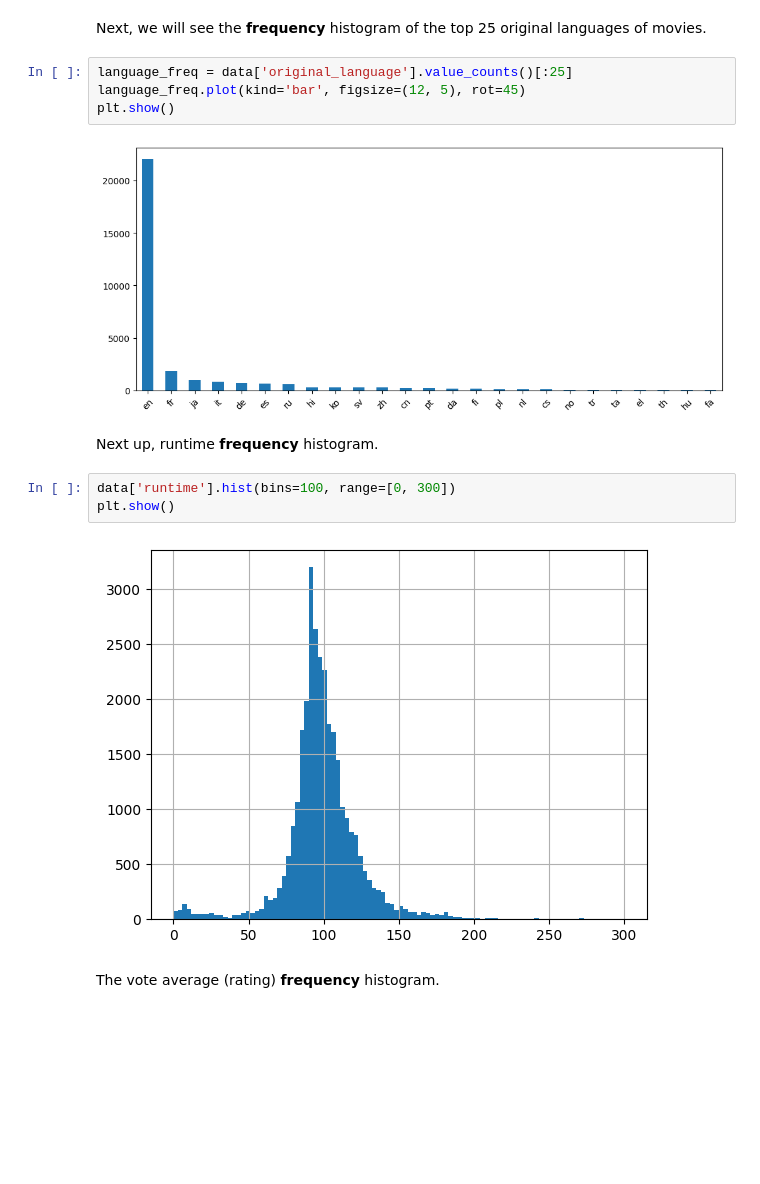
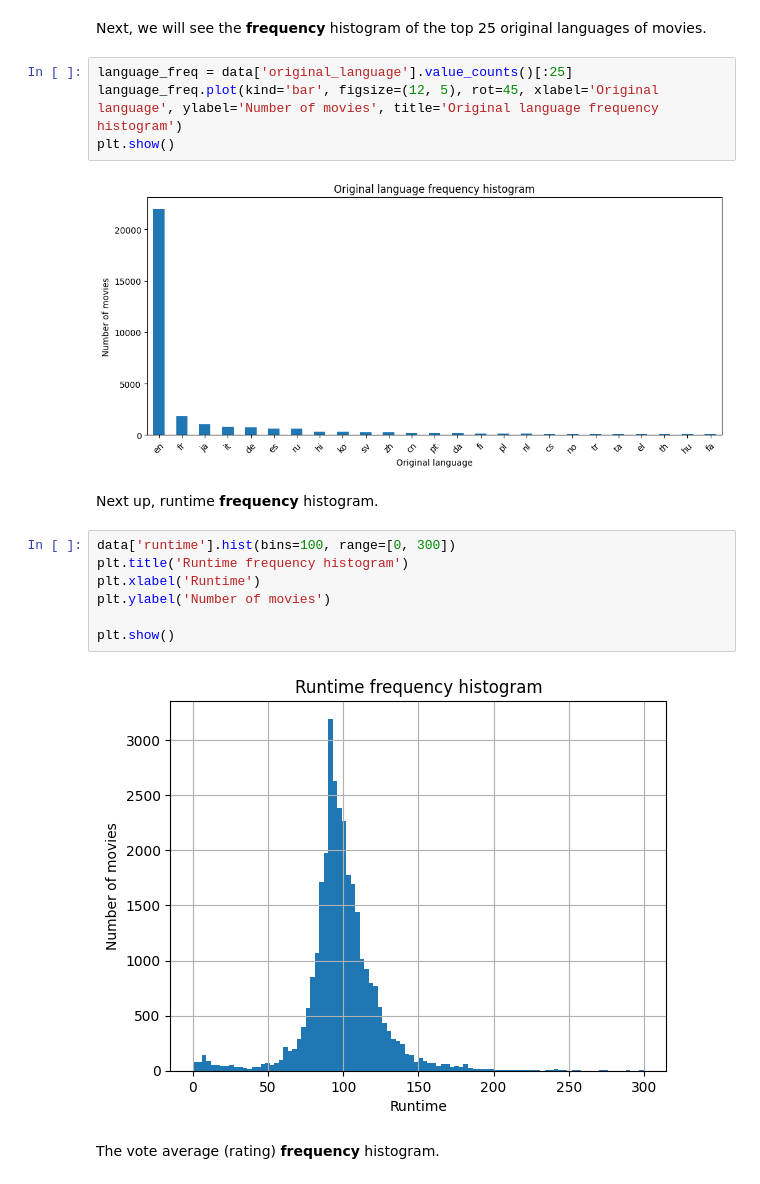
Before and after one commit to kevinkliimask/ids2022, a Jupyter notebook: Final_notebook_demo.ipynb, the cells around one changed output. Saved outputs shown, nothing was run; the diff lists cells and outputs as text; blank space fills up the shorter version.

Commit message:
Small update to plots

```diff
--- a/Final_notebook_demo.ipynb
+++ b/Final_notebook_demo.ipynb
@@ -144,17 +144,21 @@ The number of movies with a rating of 10: 79
 Next, we will see the **frequency** histogram of the top 25 original languages of movies.
 # %%
 language_freq = data['original_language'].value_counts()[:25]
-language_freq.plot(kind='bar', figsize=(12, 5), rot=45)
+language_freq.plot(kind='bar', figsize=(12, 5), rot=45, xlabel='Original language', ylabel='Number of movies', title='Original language frequency histogram')
 plt.show()
 # %% [output]
-[figure, old version]
+[figure, new version]
 # %% [markdown]
 Next up, runtime **frequency** histogram.
 # %%
 data['runtime'].hist(bins=100, range=[0, 300])
+plt.title('Runtime frequency histogram')
+plt.xlabel('Runtime')
+plt.ylabel('Number of movies')
+
 plt.show()
 # %% [output]
-[figure, old version]
+[figure, new version]
 # %% [markdown]
 The vote average (rating) **frequency** histogram.
 # %%
```
Also changed, not shown: parts of 8 cells of this notebook.
